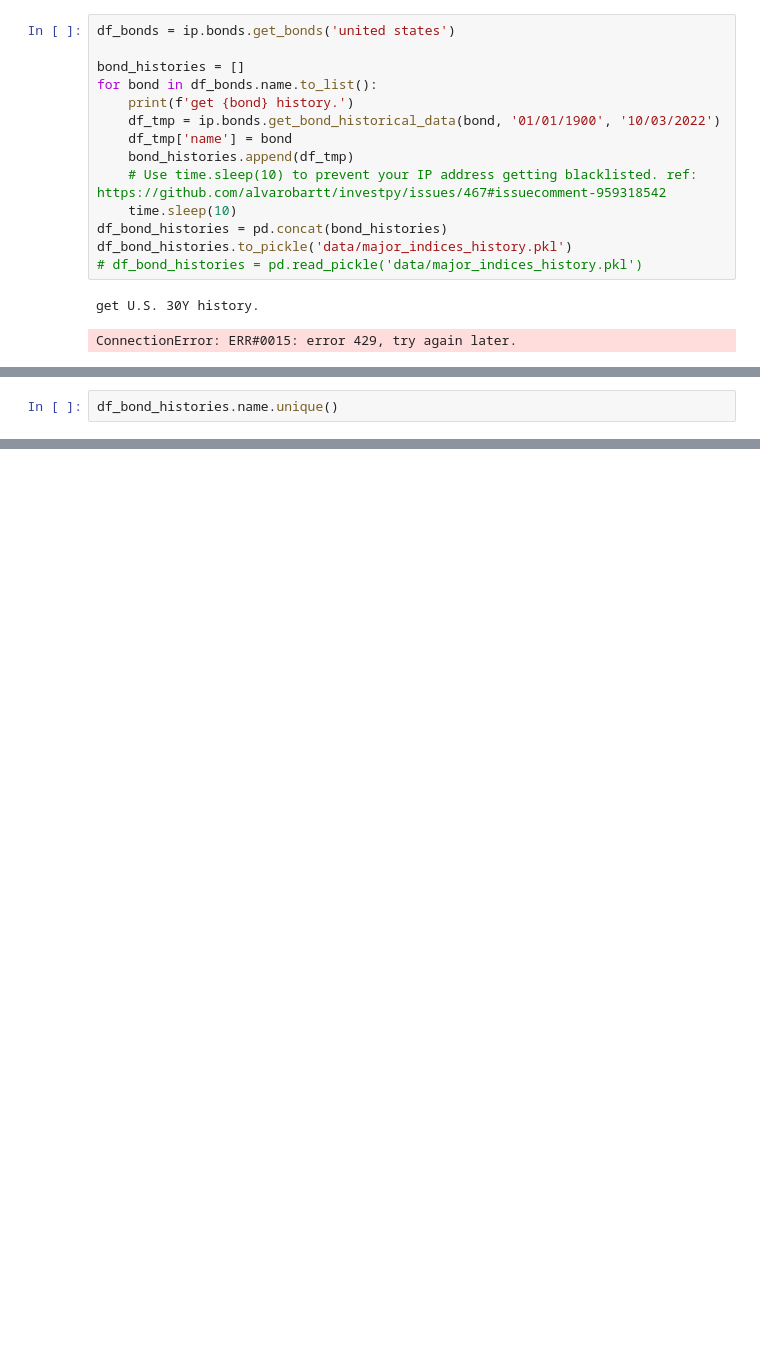
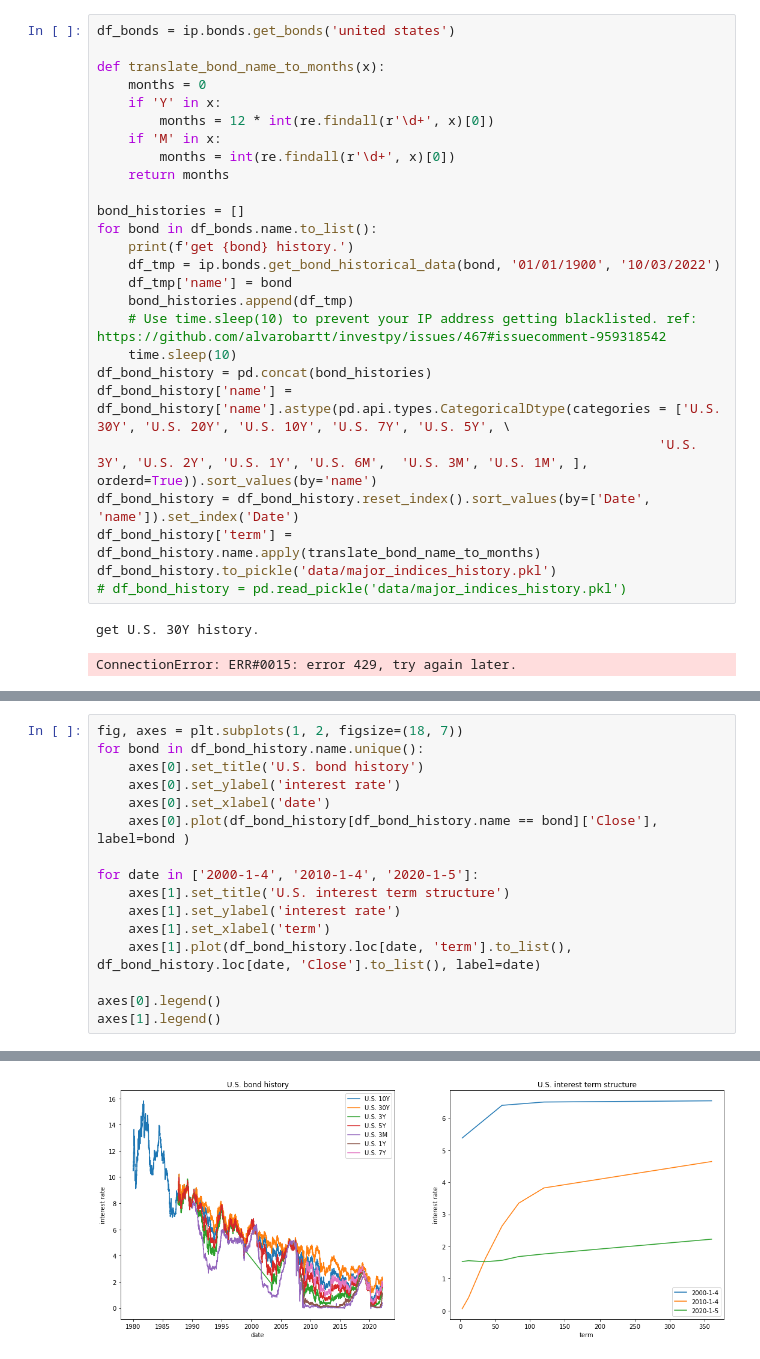
Before and after one commit to takeyama0/MarketPrediction, a Jupyter notebook: stock_market_prediction.ipynb, the cells around one changed output, grey strips where cells are left out. Cells and saved outputs as stored; diff of their text form; blank space fills up the shorter version.

```diff
--- a/stock_market_prediction.ipynb
+++ b/stock_market_prediction.ipynb
@@ -258,5 +264,13 @@ No artists with labels found to put in legend.  Note that artists whose label st
 # %%
 df_bonds = ip.bonds.get_bonds('united states')
+
+def translate_bond_name_to_months(x):
+    months = 0
+    if 'Y' in x:
+        months = 12 * int(re.findall(r'\d+', x)[0])
+    if 'M' in x:
+        months = int(re.findall(r'\d+', x)[0])
+    return months
 
 bond_histories = []
 for bond in df_bonds.name.to_list():
@@ -266,9 +280,13 @@ for bond in df_bonds.name.to_list():
     bond_histories.append(df_tmp)
     # Use time.sleep(10) to prevent your IP address getting blacklisted. ref: https://github.com/alvarobartt/investpy/issues/467#issuecomment-959318542
     time.sleep(10)
-df_bond_histories = pd.concat(bond_histories)
-df_bond_histories.to_pickle('data/major_indices_history.pkl')
-# df_bond_histories = pd.read_pickle('data/major_indices_history.pkl')
+df_bond_history = pd.concat(bond_histories)
+df_bond_history['name'] = df_bond_history['name'].astype(pd.api.types.CategoricalDtype(categories = ['U.S. 30Y', 'U.S. 20Y', 'U.S. 10Y', 'U.S. 7Y', 'U.S. 5Y', \
+                                                                        'U.S. 3Y', 'U.S. 2Y', 'U.S. 1Y', 'U.S. 6M',  'U.S. 3M', 'U.S. 1M', ], orderd=True)).sort_values(by='name')
+df_bond_history = df_bond_history.reset_index().sort_values(by=['Date', 'name']).set_index('Date')
+df_bond_history['term'] = df_bond_history.name.apply(translate_bond_name_to_months)
+df_bond_history.to_pickle('data/major_indices_history.pkl')
+# df_bond_history = pd.read_pickle('data/major_indices_history.pkl')
 # %% [output]
 get U.S. 30Y history.
 ConnectionError: ERR#0015: error 429, try again later.
@@ -275,3 +295,17 @@ ConnectionError: ERR#0015: error 429, try again later.
 # %%
-df_bond_histories.name.unique()
+fig, axes = plt.subplots(1, 2, figsize=(18, 7))
+for bond in df_bond_history.name.unique():
+    axes[0].set_title('U.S. bond history')
+    axes[0].set_ylabel('interest rate')
+    axes[0].set_xlabel('date')
+    axes[0].plot(df_bond_history[df_bond_history.name == bond]['Close'], label=bond )
+
+for date in ['2000-1-4', '2010-1-4', '2020-1-5']:
+    axes[1].set_title('U.S. interest term structure')
+    axes[1].set_ylabel('interest rate')
+    axes[1].set_xlabel('term')
+    axes[1].plot(df_bond_history.loc[date, 'term'].to_list(), df_bond_history.loc[date, 'Close'].to_list(), label=date)
+
+axes[0].legend()
+axes[1].legend()
 # %% [output]
@@ -279,0 +313 @@ array(['U.S. 30Y', 'U.S. 10Y', 'U.S. 7Y', 'U.S. 5Y', 'U.S. 3Y', 'U.S. 3M',
+[figure, added]
```
Also changed, not shown: parts of 7 cells of this notebook.
